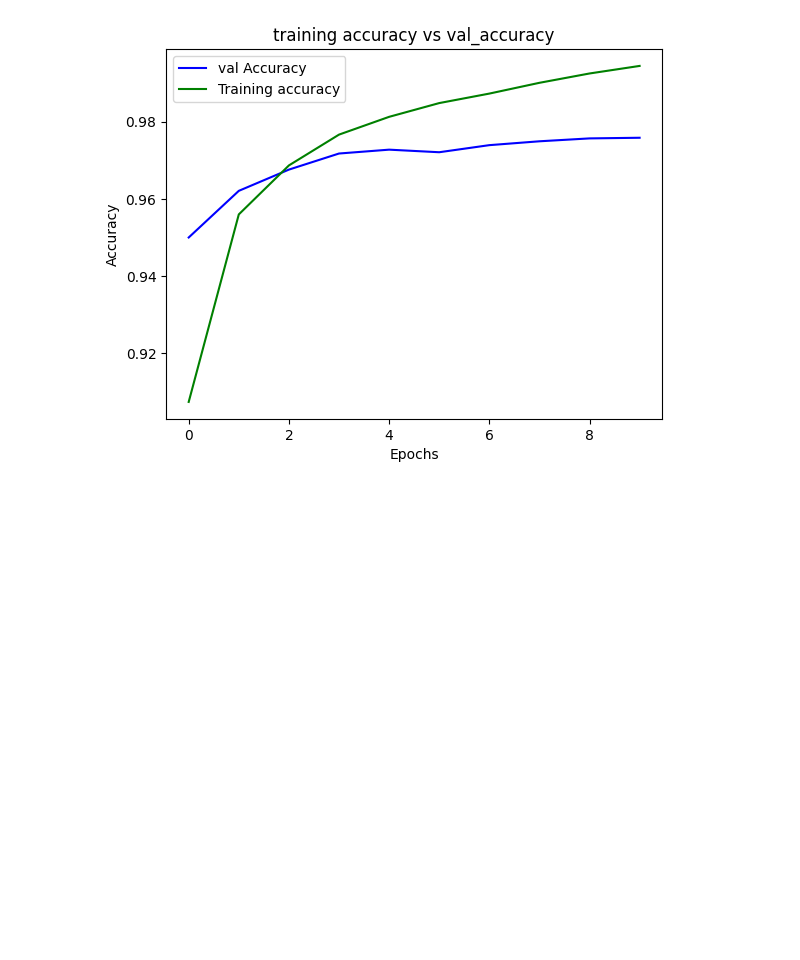
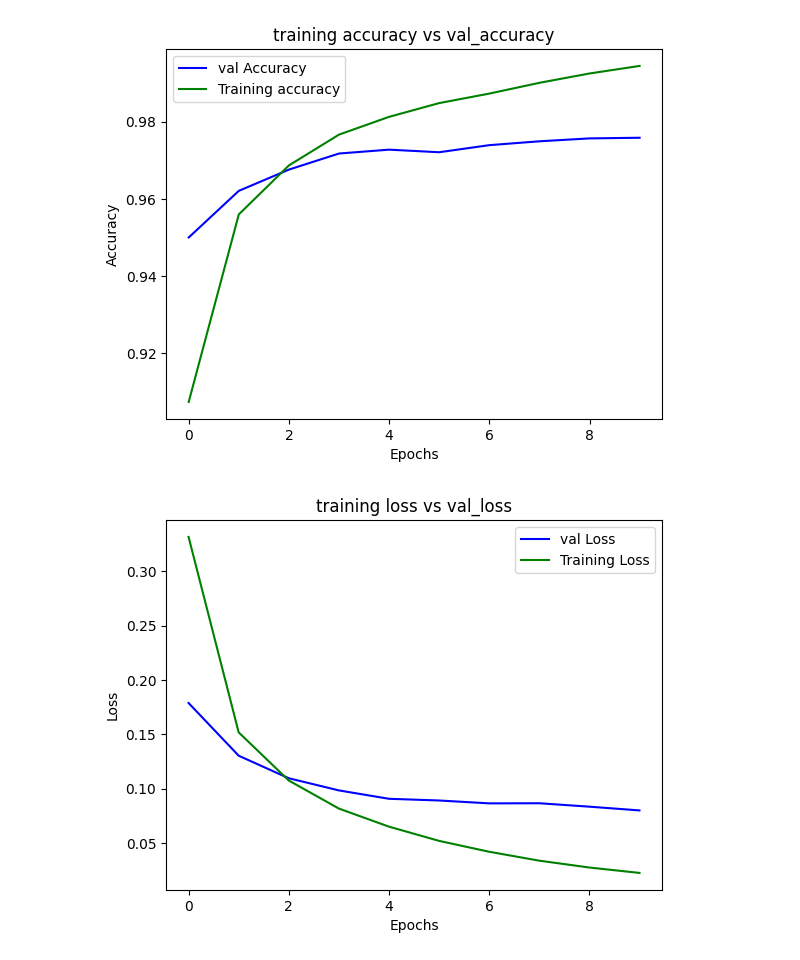
Before and after one commit to RajeshwariPrabhakar5506/super-60, a Jupyter notebook: dl.ipynb, the cells around one changed output. Drawn from its saved outputs; the diff is of its cells as text; code cells hidden in the pictures; blank space fills up the shorter version.

```diff
--- a/dl.ipynb
+++ b/dl.ipynb
@@ -85,3 +85,13 @@ plt.ylabel('Accuracy')
 plt.show()
 # %% [output]
 [figure]
+# %%
+plt.plot(res.history['val_loss'], label='val Loss',color='blue')
+plt.plot(res.history['loss'], label='Training Loss',color='green')
+plt.legend()
+plt.title('training loss vs val_loss')
+plt.xlabel('Epochs')
+plt.ylabel('Loss')
+plt.show()
+# %% [output]
+[figure, added]
```
Also changed, not shown: 2 other files.
